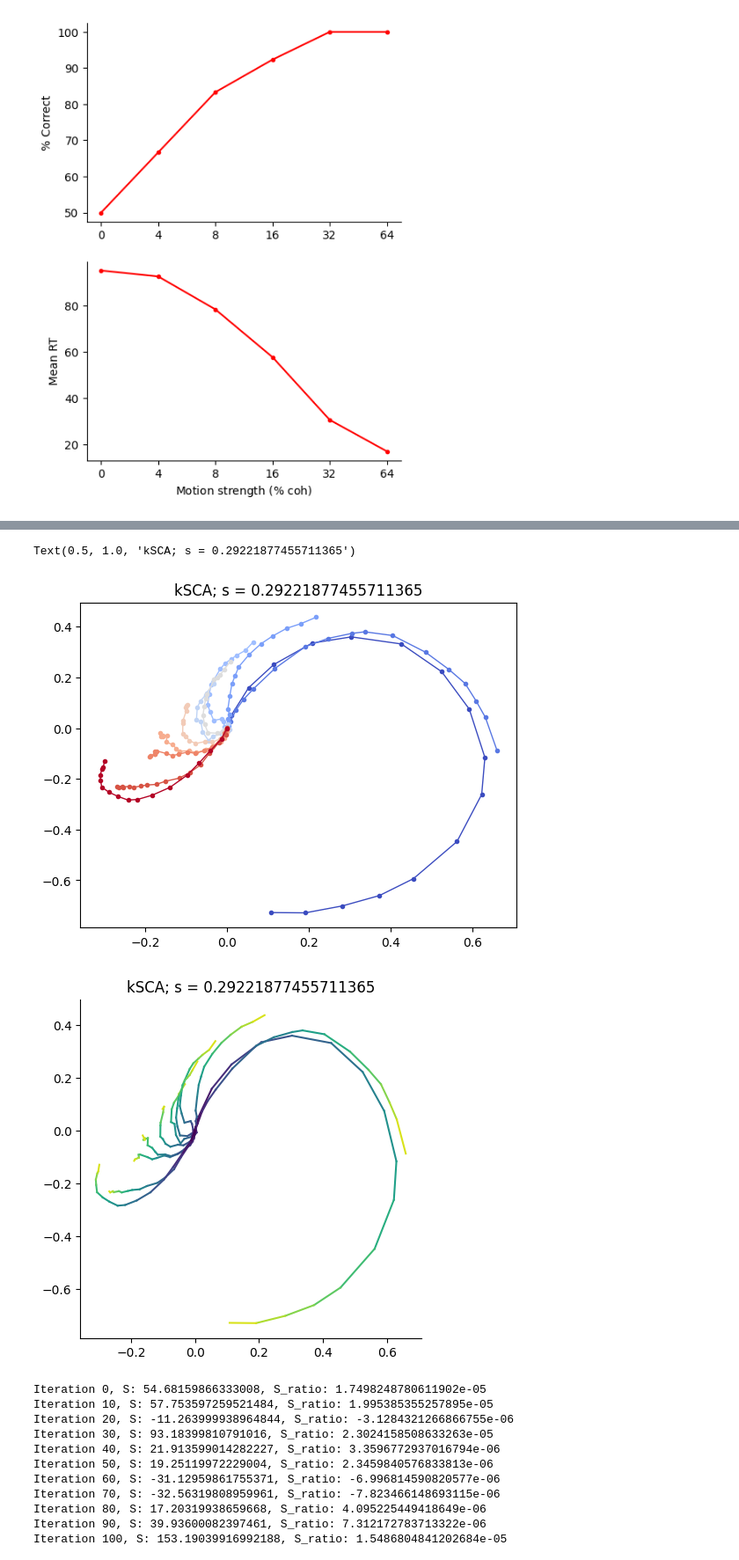
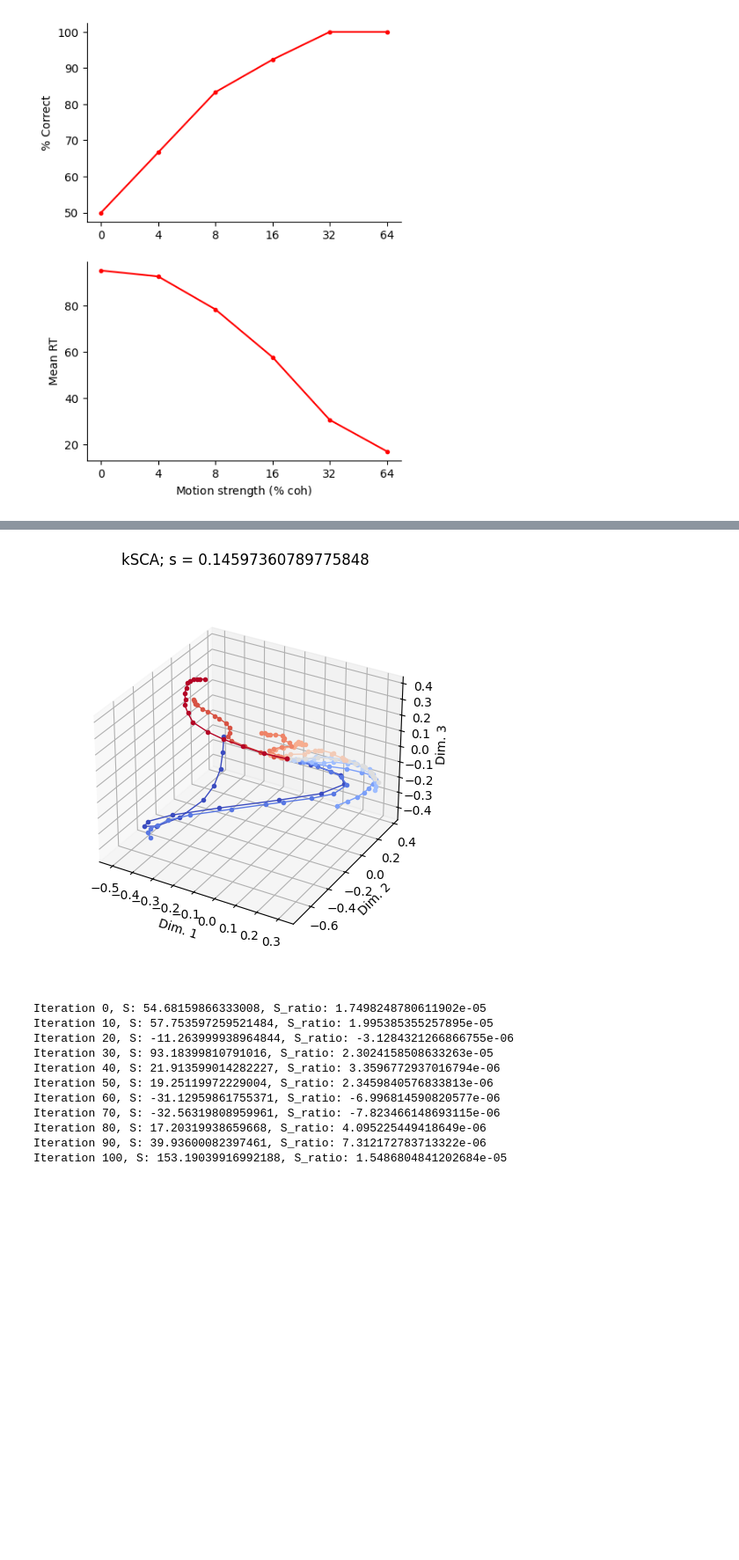
Before and after one commit to ArielleRosinski/SCA_project, a Jupyter notebook: DDM.ipynb, the cells around one changed output, grey strips where cells are left out. Shown at 88% size. Saved outputs shown, nothing was run; the diff lists cells and outputs as text; code cells hidden in the pictures; blank space fills up the shorter version.

```diff
--- a/DDM.ipynb
+++ b/DDM.ipynb
@@ -150,7 +151,7 @@ def add_low_rank_noise(X, key1, key2, proj_dims = 3, sigma = 0.05 ):
     return X
 
 
-neural_traces = relu(project(paths))
+neural_traces = relu(project(paths[:,:,:]))
 neural_traces = neural_traces * 10
 
 # noise = random.normal(key, (X.shape)) / 1000
@@ -165,7 +166,7 @@ K, N, T = X.shape
 A = jnp.swapaxes(X, 0, 1)
 A = A.reshape(N,-1)
 # %%
-d = 2
+d = 3
 c = 40
 kernel_function = K_X_Y_squared_exponential
 
@@ -194,21 +194,42 @@ Iteration 290, S: 4281.0224609375, S_ratio: 0.1466369926929474
+# %%
+
+def plot_3D_K_coded(Y, elevation=30, azimuth=30):
+    K, _,_=Y.shape
+    fig = plt.figure(figsize=(6,6))
+    ax = fig.add_subplot(111, projection='3d')
+    cmap = plt.get_cmap('coolwarm', K)
+    for k in range(K):
+        x = Y[k, 0, :]
+        y = Y[k, 1, :]
+        z = Y[k, 2, :]
+
+
+        color = cmap(k / (K - 1))
+        ax.plot(x, y, z, linestyle='-', marker='.', linewidth=1, color=color)
+
+        #ax.view_init(elev=elevation, azim=azimuth)
+
+    ax.set_xlabel('Dim. 1')
+    ax.set_ylabel('Dim. 2')
+    ax.set_zlabel('Dim. 3')
+    ax.set_box_aspect(aspect=None, zoom=0.85)
+    plt.title(f'kSCA; s = {compute_S_all_pairs(Y)}')
 # %%
 _, u, l2, scale = get_params(params, kernel_function=kernel_function)
 K_u_u_K_u_A_alpha_H, K_A_u, K_u_u, _  = get_alpha(params, A, X, kernel_function, d)
 
 X_reshaped = X.swapaxes(0,1).reshape(N,-1)
 K_u_X = kernel_function(u, X_reshaped, l2=l2, scale=scale).reshape(-1,K,T).swapaxes(0,1)
 Y = jnp.einsum('ji,kjm->kim',  K_u_u_K_u_A_alpha_H, K_u_X)
 Y = center(Y)
 
 for i in range(Y.shape[0]):
     #Y = Y[:,:,:jnp.array(RTs).reshape(-1)[i]]
     Y = Y[:,:,:int(jnp.mean(RTs, axis=0).squeeze()[i])]
 
-plot_2D_K_coded(Y)
+plot_3D_K_coded(Y, elevation=10, azimuth=60)
 
-plot_2D(Y[:,:,:])
-plt.title(f'kSCA; s = {compute_S_all_pairs(Y)}')
+# plot_3D(Y[:,:,:])
+# plt.title(f'kSCA; s = {compute_S_all_pairs(Y)}')
 # %% [output]
-Text(0.5, 1.0, 'kSCA; s = 0.29221877455711365')
-[figure, old version]
+[figure, new version]
-[figure, removed]
```
Also changed, not shown: parts of 3 cells of this notebook, 6 other files.
